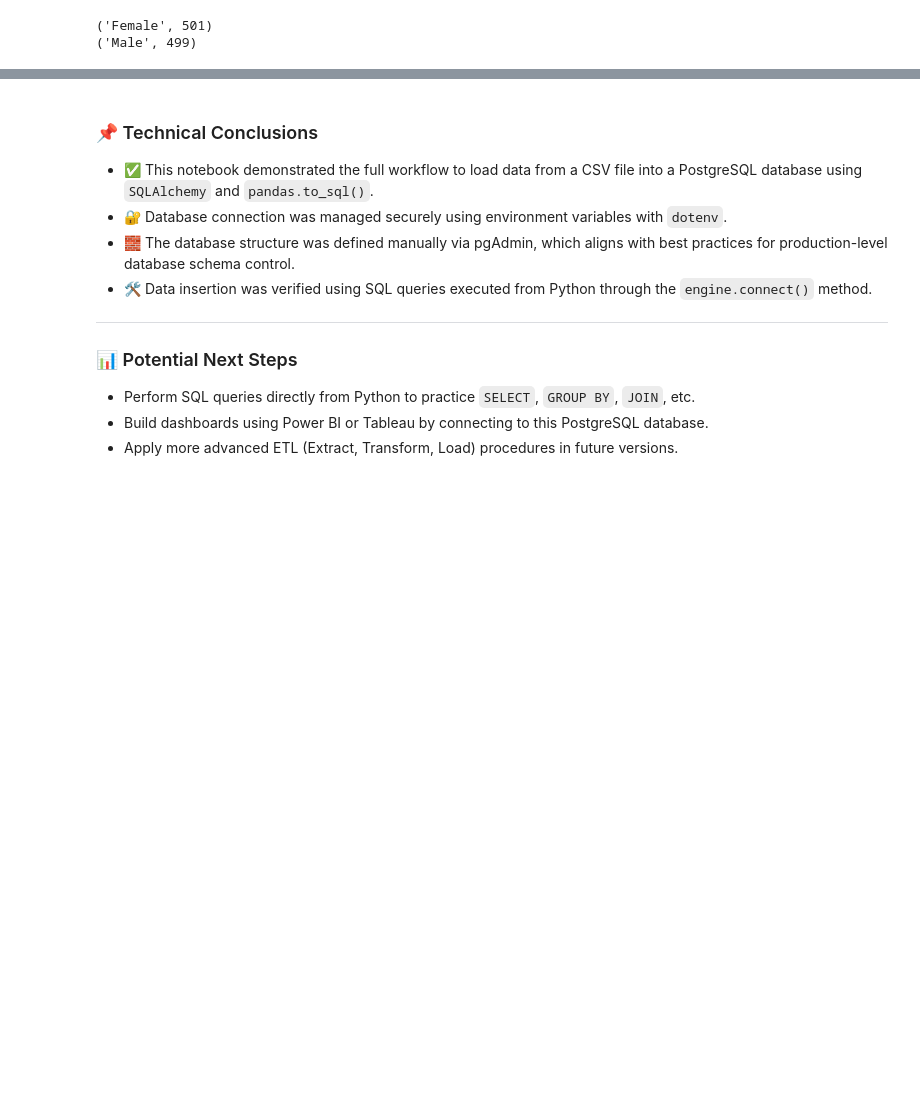
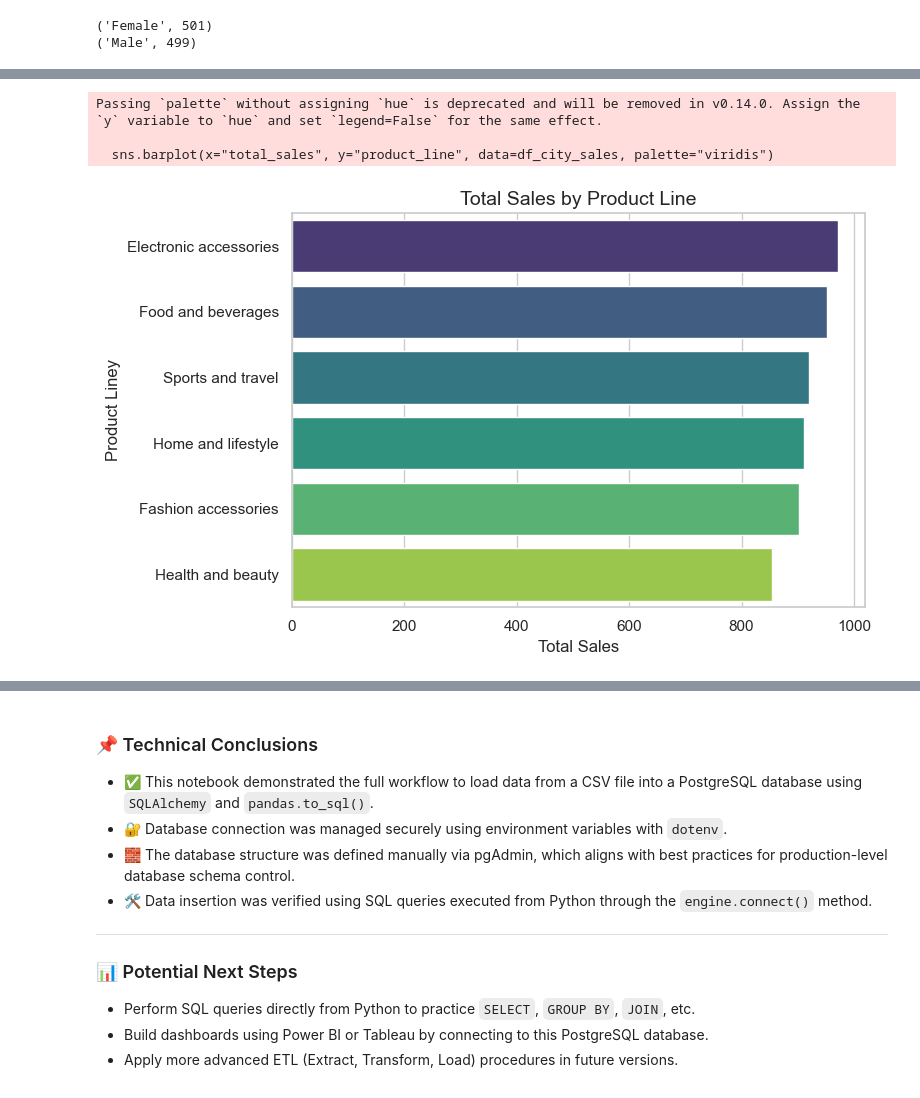
Before and after one commit to jmfe2/data-portfolio, a Jupyter notebook: notebooks/02_supermarket_sales/02_supermarket_postgresql.ipynb, the cells around one changed output, grey strips where cells are left out. Drawn from its saved outputs; the diff is of its cells as text; code cells hidden in the pictures; blank space fills up the shorter version.

```diff
--- a/notebooks/02_supermarket_sales/02_supermarket_postgresql.ipynb
+++ b/notebooks/02_supermarket_sales/02_supermarket_postgresql.ipynb
@@ -234,0 +350,37 @@ with engine.connect() as connection:
+# %%
+# SQL query to get the total sales by city
+query = """
+SELECT product_line, SUM(quantity) as total_sales
+FROM supermarket_sales
+GROUP BY product_line
+ORDER BY total_sales DESC;
+"""
+
+# execute the query and load the results into a DataFrame
+df_city_sales = pd.read_sql(query, engine)
+
+# plot style
+sns.set_theme(style="whitegrid")  # Set the theme for seaborn
+
+# create a bar plot for total sales by city
+plt.figure(figsize=(8, 5))
+sns.barplot(x="total_sales", y="product_line", data=df_city_sales, palette="viridis")
+
+# title and labels
+plt.title("Total Sales by Product Line", fontsize=14)
+plt.xlabel("Total Sales")
+plt.ylabel("Product Liney")
+plt.tight_layout()
+
+plt.savefig(
+    "/Users/jmfe2/VSC/data-portfolio/figures/02_supermarket/total_sales_by_productline.png",
+    dpi=300,  # Set the resolution of the saved figure
+    bbox_inches="tight",  # Ensure that the entire figure is saved without clipping
+)
+
+plt.show()
+# %% [output]
+Passing `palette` without assigning `hue` is deprecated and will be removed in v0.14.0. Assign the `y` variable to `hue` and set `legend=False` for the same effect.
+
+  sns.barplot(x="total_sales", y="product_line", data=df_city_sales, palette="viridis")
+[figure, added]
```
Also changed, not shown: parts of 5 cells of this notebook, 5 other files.
